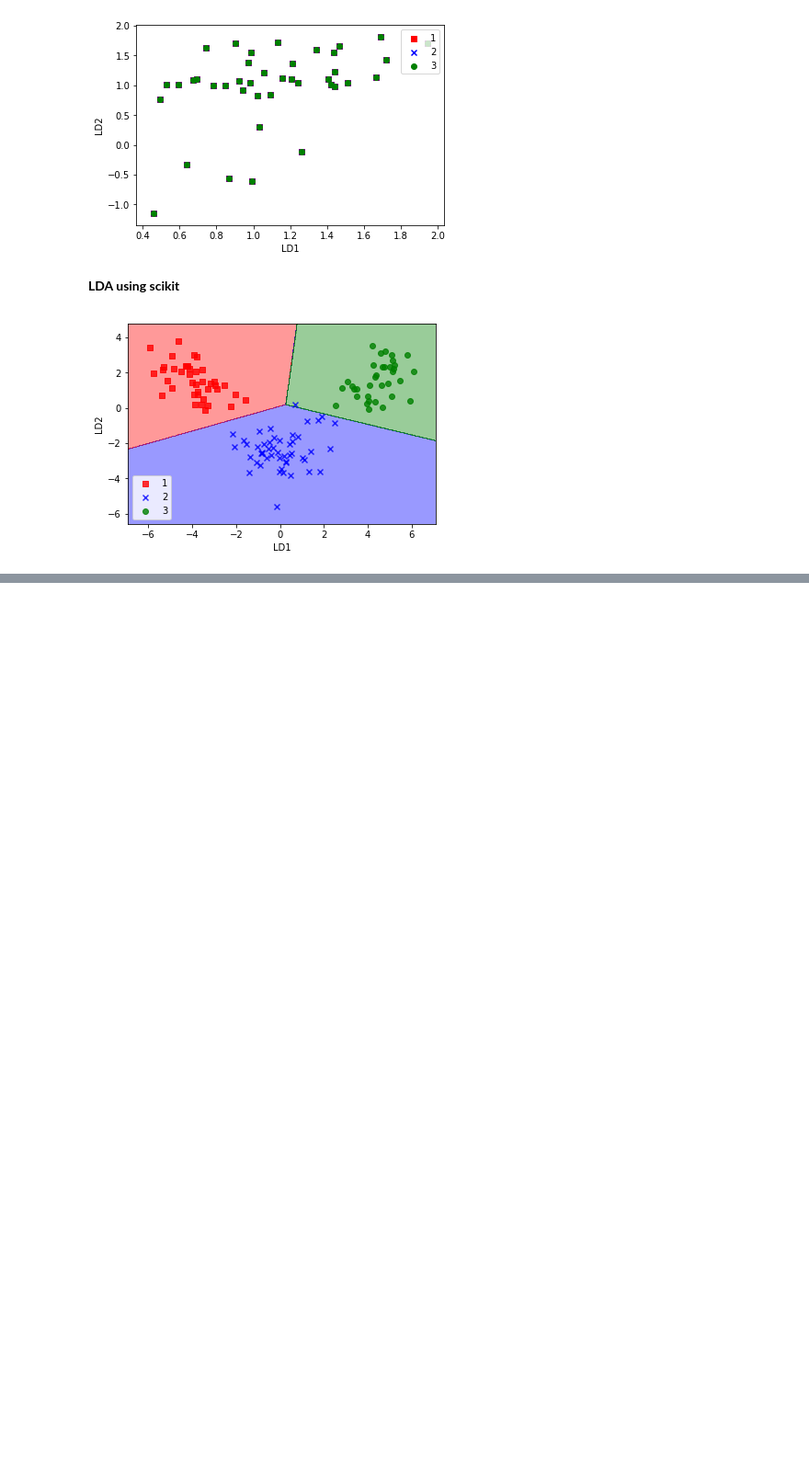
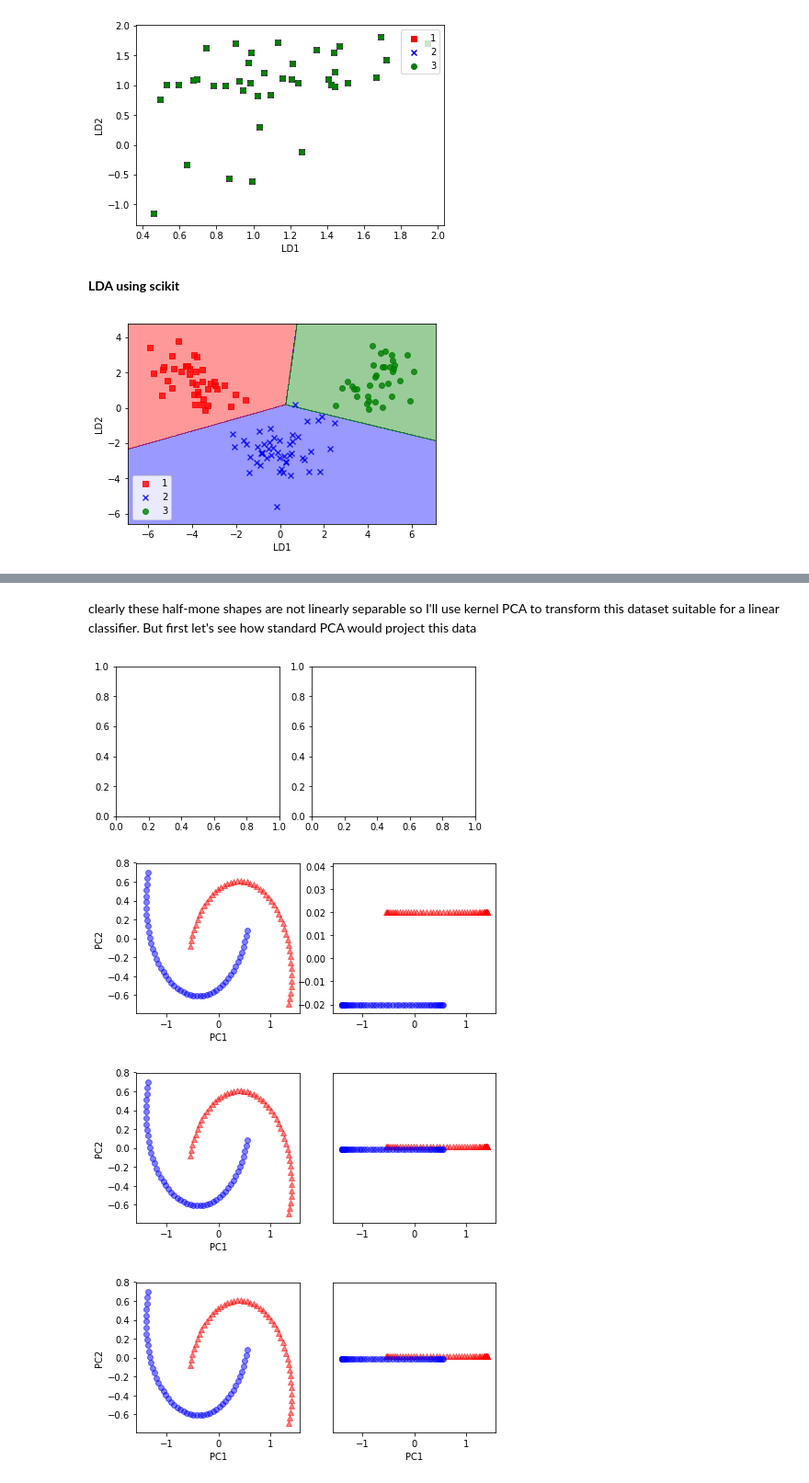
Before and after one commit to rhondene/Machine-Learning---Python, a Jupyter notebook: Dimensionality Reduction.ipynb, the cells around one changed output, grey strips where cells are left out. Shown at 92% size. Drawn from its saved outputs; the diff is of its cells as text; code cells hidden in the pictures; blank space fills up the shorter version.

```diff
--- a/Dimensionality Reduction.ipynb
+++ b/Dimensionality Reduction.ipynb
@@ -496,0 +559,22 @@ NameError: name 'make_moons' is not defined
+# %% [markdown]
+clearly these half-mone shapes are not linearly separable so I'll use kernel PCA to transform this dataset suitable for a linear classifier. But first let's see how standard PCA would project this data
+# %%
+from sklearn.decomposition import PCA
+scikit_pca = PCA(n_components =2)
+X_spca = scikit_pca.fit_transform(X)
+fig, ax = plt.subplots(nrows=1,ncols=2, figsize=(7,3))
+ax[0].scatter(X_spca[y==0,0],X_spca[y==0,1], color = 'red', marker='^', alpha=0.5 )
+ax[0].scatter(X_spca[y==1,0],X_spca[y==1,1], color = 'blue', marker='o', alpha=0.5 )
+ax[1].scatter(X_spca[y==0,0], np.zeros((50,1))+0.02, color = 'red', marker='^', alpha=0.5 )
+ax[1].scatter(X_spca[y==1,0], np.zeros((50,1))-0.02, color = 'blue', marker='o', alpha=0.5 )
+ax[0].set_xlabel('PC1')
+ax[0].set_ylabel('PC2')
+ax[1].set_ylim([-1,1])
+ax[1].set_yticks([])
+ax[1].set_xlabel('PC1')
+plt.show()
+# %% [output]
+[figure, added]
+[figure, added]
+[figure, added]
+[figure, added]
```
Also changed, not shown: parts of 13 cells of this notebook.
